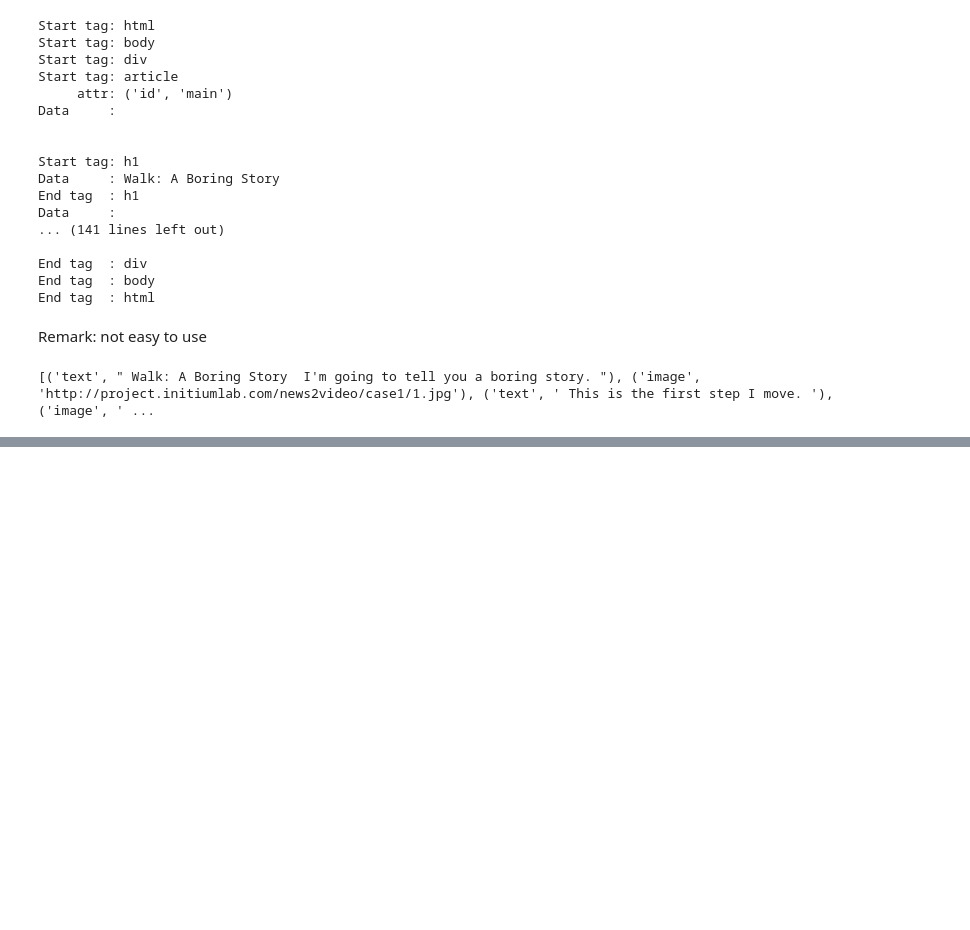
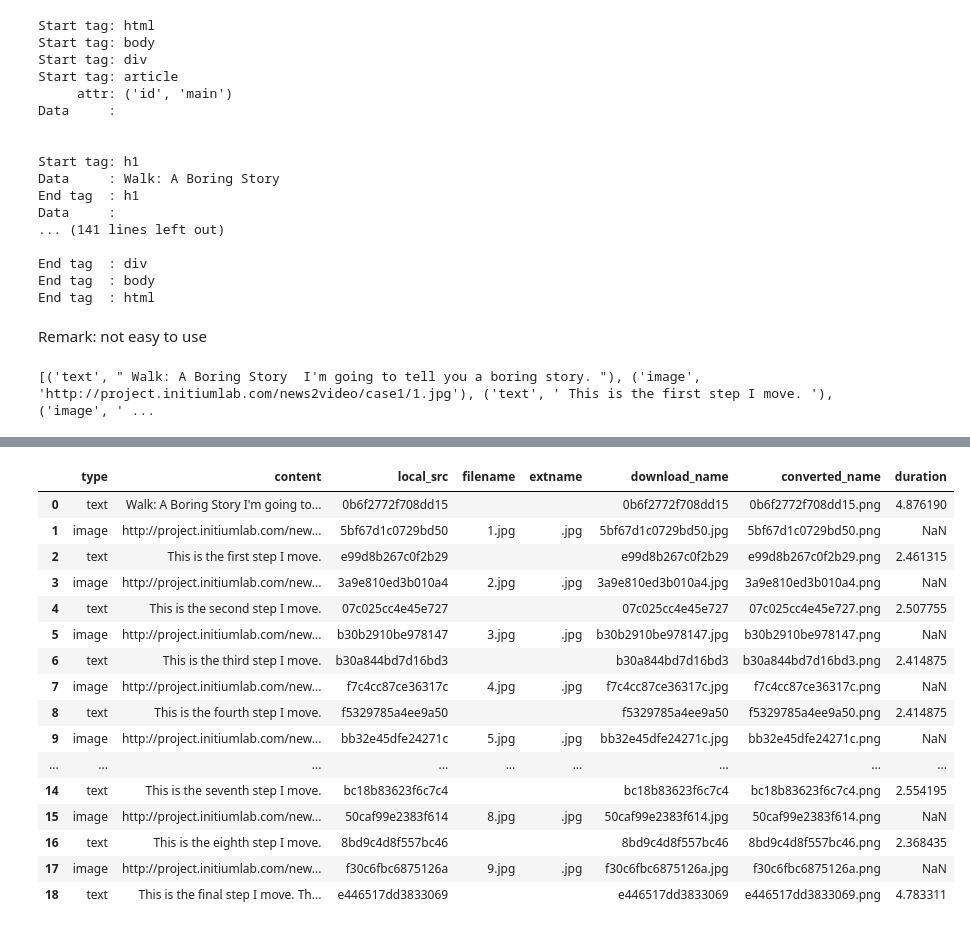
Before and after one commit to initiumlab/news2video, a Jupyter notebook: experiments/assemble-osx/Assemble Video.ipynb, the cells around one changed output, grey strips where cells are left out. Cells and saved outputs as stored; diff of their text form; code cells hidden in the pictures; blank space fills up the shorter version.

Commit message:
separate video/ audio done

```diff
--- a/experiments/assemble-osx/Assemble Video.ipynb
+++ b/experiments/assemble-osx/Assemble Video.ipynb
@@ -185,0 +255,30 @@ df_screenplay
+# %%
+text_selector = (df_screenplay['type'] == 'text')
+# %%
+def get_audio_length(local_src):
+    filename = local_src + '.wav'
+    # Caveats: can only deal with < 60s audios
+    # | grep Duration | cut -f1 -d, | cut -f4 -d:
+    seconds = sh.soxi('-D', filename)
+    return seconds.strip()
+
+df_screenplay.loc[text_selector, 'duration'] = df_screenplay.loc[text_selector, 'local_src'].apply(get_audio_length)
+df_screenplay
+# %% [output]
+|  | type | content | local_src | filename | extname | download_name | converted_name | duration |
+| 0 | text | Walk: A Boring Story I'm going to... | 0b6f2772f708dd15 |  |  | 0b6f2772f708dd15 | 0b6f2772f708dd15.png | 4.876190 |
+| 1 | image | http://project.initiumlab.com/new... | 5bf67d1c0729bd50 | 1.jpg | .jpg | 5bf67d1c0729bd50.jpg | 5bf67d1c0729bd50.png | NaN |
+| 2 | text | This is the first step I move. | e99d8b267c0f2b29 |  |  | e99d8b267c0f2b29 | e99d8b267c0f2b29.png | 2.461315 |
+| 3 | image | http://project.initiumlab.com/new... | 3a9e810ed3b010a4 | 2.jpg | .jpg | 3a9e810ed3b010a4.jpg | 3a9e810ed3b010a4.png | NaN |
+| 4 | text | This is the second step I move. | 07c025cc4e45e727 |  |  | 07c025cc4e45e727 | 07c025cc4e45e727.png | 2.507755 |
+| 5 | image | http://project.initiumlab.com/new... | b30b2910be978147 | 3.jpg | .jpg | b30b2910be978147.jpg | b30b2910be978147.png | NaN |
+| 6 | text | This is the third step I move. | b30a844bd7d16bd3 |  |  | b30a844bd7d16bd3 | b30a844bd7d16bd3.png | 2.414875 |
+| 7 | image | http://project.initiumlab.com/new... | f7c4cc87ce36317c | 4.jpg | .jpg | f7c4cc87ce36317c.jpg | f7c4cc87ce36317c.png | NaN |
+| 8 | text | This is the fourth step I move. | f5329785a4ee9a50 |  |  | f5329785a4ee9a50 | f5329785a4ee9a50.png | 2.414875 |
+| 9 | image | http://project.initiumlab.com/new... | bb32e45dfe24271c | 5.jpg | .jpg | bb32e45dfe24271c.jpg | bb32e45dfe24271c.png | NaN |
+| ... | ... | ... | ... | ... | ... | ... | ... | ... |
+| 14 | text | This is the seventh step I move. | bc18b83623f6c7c4 |  |  | bc18b83623f6c7c4 | bc18b83623f6c7c4.png | 2.554195 |
+| 15 | image | http://project.initiumlab.com/new... | 50caf99e2383f614 | 8.jpg | .jpg | 50caf99e2383f614.jpg | 50caf99e2383f614.png | NaN |
+| 16 | text | This is the eighth step I move. | 8bd9c4d8f557bc46 |  |  | 8bd9c4d8f557bc46 | 8bd9c4d8f557bc46.png | 2.368435 |
+| 17 | image | http://project.initiumlab.com/new... | f30c6fbc6875126a | 9.jpg | .jpg | f30c6fbc6875126a.jpg | f30c6fbc6875126a.png | NaN |
+| 18 | text | This is the final step I move. Th... | e446517dd3833069 |  |  | e446517dd3833069 | e446517dd3833069.png | 4.783311 |
```
Also changed, not shown: parts of 12 cells of this notebook, 4 other files.
